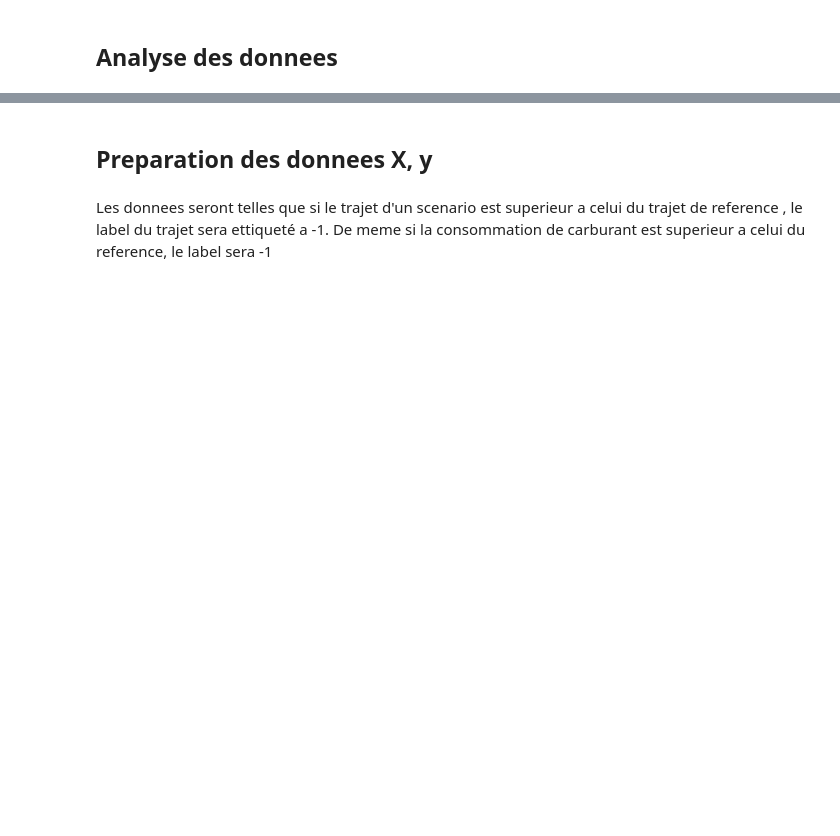
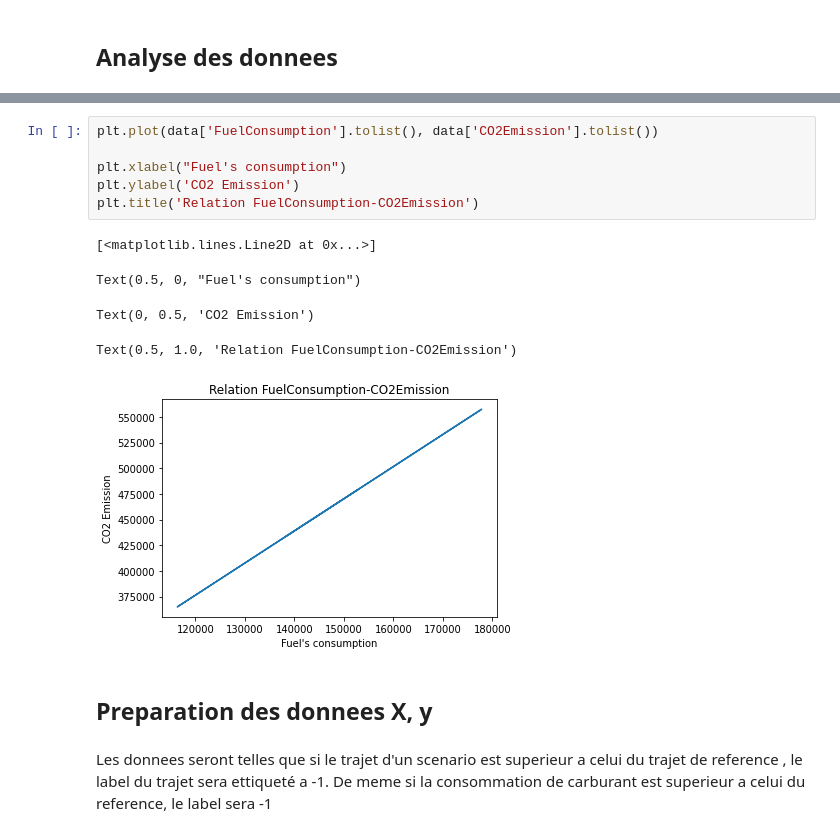
Before and after one commit to MorelK1/PFE, a Jupyter notebook: final.ipynb, the cells around one changed output, grey strips where cells are left out. Drawn from its saved outputs; the diff is of its cells as text; blank space fills up the shorter version.

```diff
--- a/final.ipynb
+++ b/final.ipynb
@@ -66,3 +90,15 @@ Text(0.5, 1.0, 'Histogramme des occurrences des actions')
+# %%
+plt.plot(data['FuelConsumption'].tolist(), data['CO2Emission'].tolist())
+
+plt.xlabel("Fuel's consumption")
+plt.ylabel('CO2 Emission')
+plt.title('Relation FuelConsumption-CO2Emission')
+# %% [output]
+[<matplotlib.lines.Line2D at 0x...>]
+Text(0.5, 0, "Fuel's consumption")
+Text(0, 0.5, 'CO2 Emission')
+Text(0.5, 1.0, 'Relation FuelConsumption-CO2Emission')
+[figure, added]
 # %% [markdown]
 ## Preparation des donnees X, y
 # %% [markdown]
```
Also changed, not shown: parts of 52 cells of this notebook.
